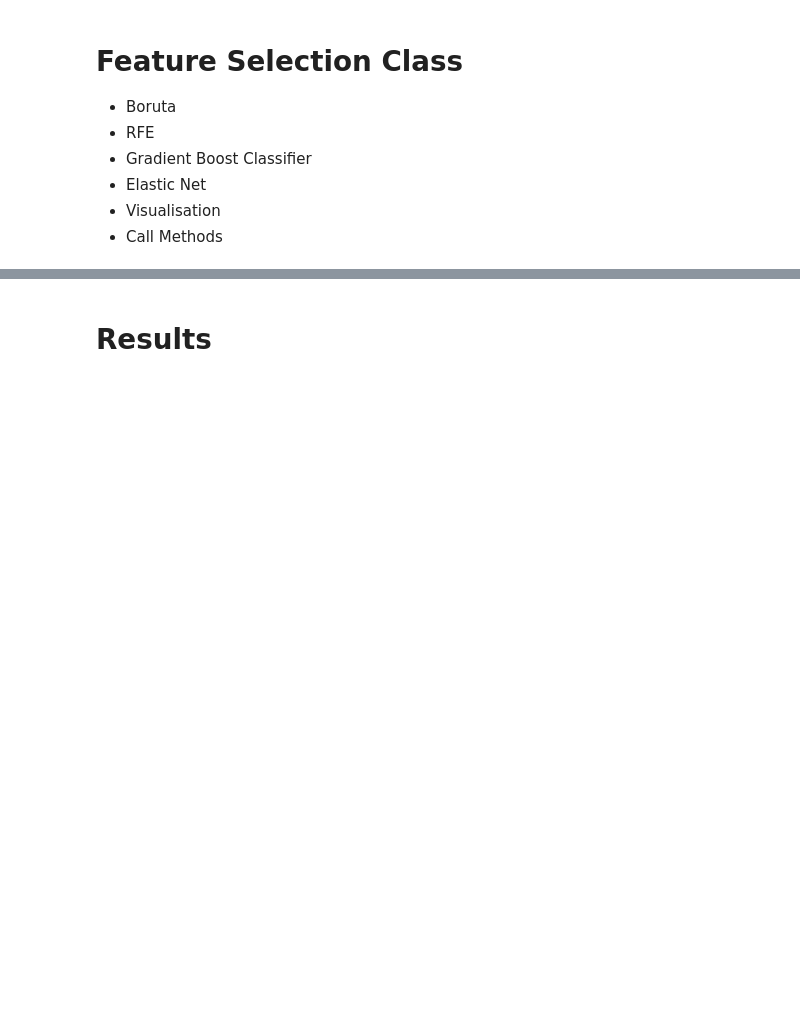
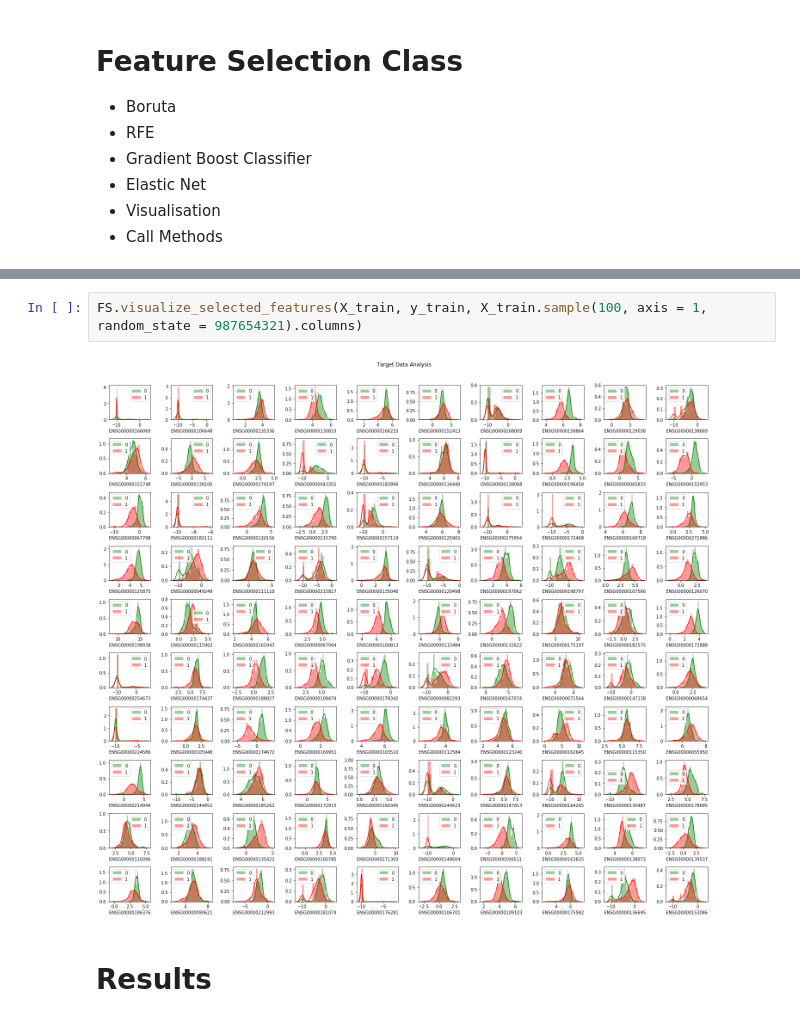
Before and after one commit to mikesamir/oncological_gene_expression_analysis, a Jupyter notebook: 1_DataProcessing_ENSG.ipynb, the cells around one changed output, grey strips where cells are left out. Cells and saved outputs as stored; diff of their text form; blank space fills up the shorter version.

```diff
--- a/1_DataProcessing_ENSG.ipynb
+++ b/1_DataProcessing_ENSG.ipynb
@@ -279,3 +426,7 @@ FS = FeatureSelection(1888)
+# %%
+FS.visualize_selected_features(X_train, y_train, X_train.sample(100, axis = 1, random_state = 987654321).columns)
+# %% [output]
+[figure, added]
 # %% [markdown]
 # Results
 # %% [markdown]
```
Also changed, not shown: parts of 10 cells of this notebook, 4 other files.
